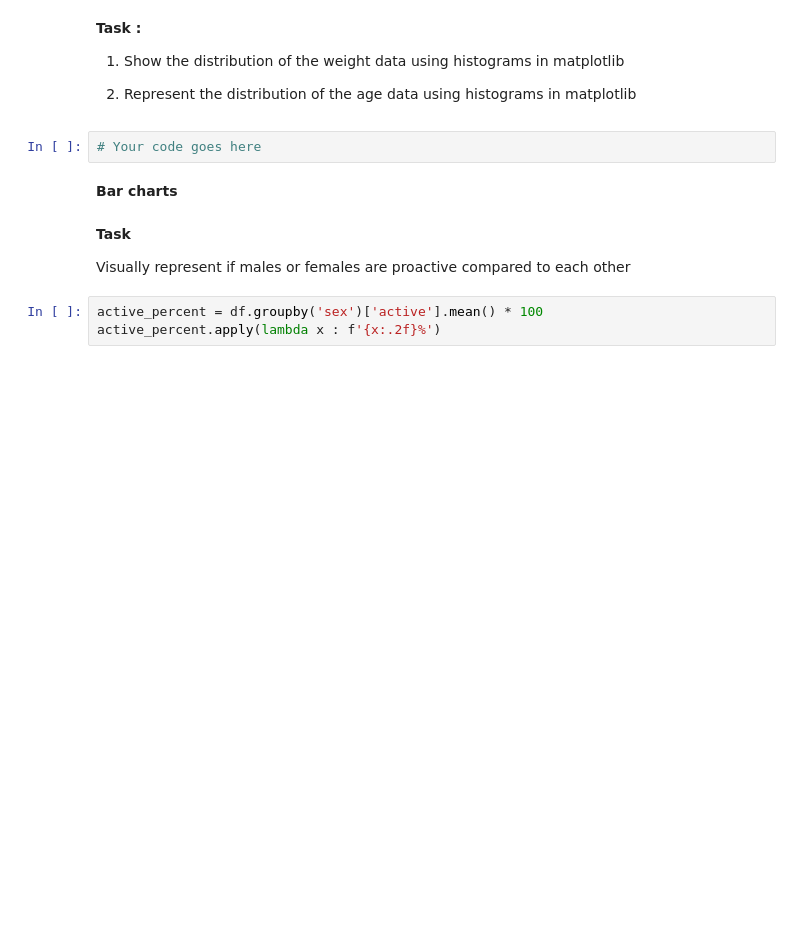
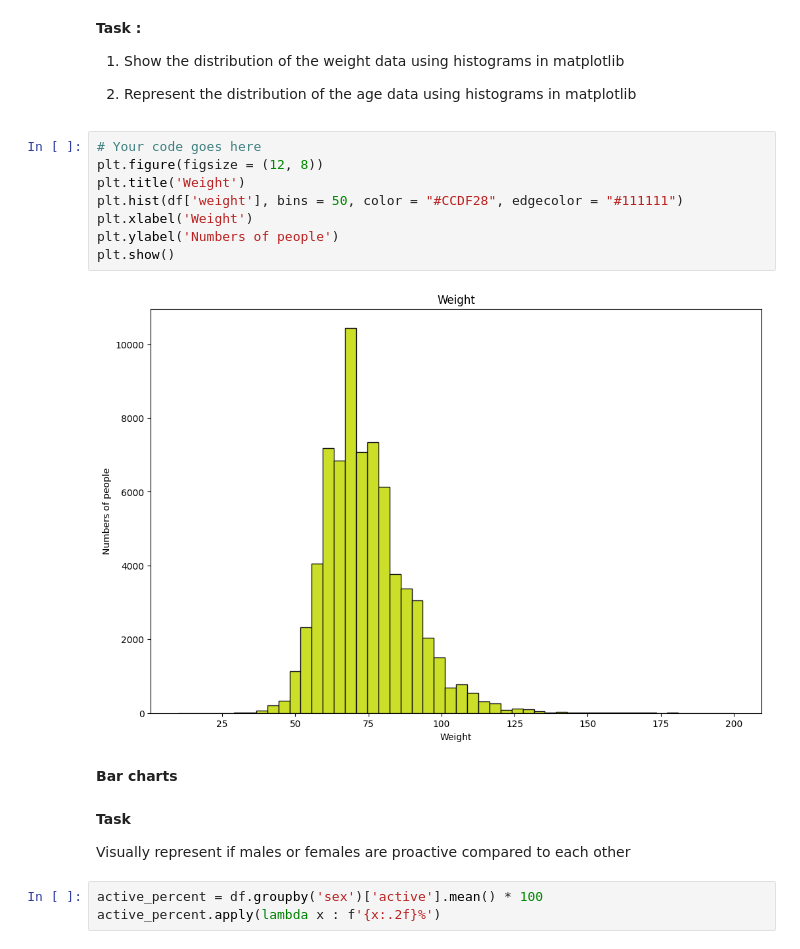
Before and after one commit to ibratqadamboev/Homeworks, a Jupyter notebook: l2 (6).ipynb, the cells around one changed output. Saved outputs shown, nothing was run; the diff lists cells and outputs as text; blank space fills up the shorter version.

```diff
--- a/l2 (6).ipynb
+++ b/l2 (6).ipynb
@@ -99,6 +107,14 @@ plt.show()
 2) Represent the distribution of the age data using histograms in matplotlib
 # %%
 # Your code goes here
+plt.figure(figsize = (12, 8))
+plt.title('Weight')
+plt.hist(df['weight'], bins = 50, color = "#CCDF28", edgecolor = "#111111")
+plt.xlabel('Weight')
+plt.ylabel('Numbers of people')
+plt.show()
+# %% [output]
+[figure, added]
 # %% [markdown]
 **Bar charts**
 # %% [markdown]
```
Also changed, not shown: parts of 8 cells of this notebook.
